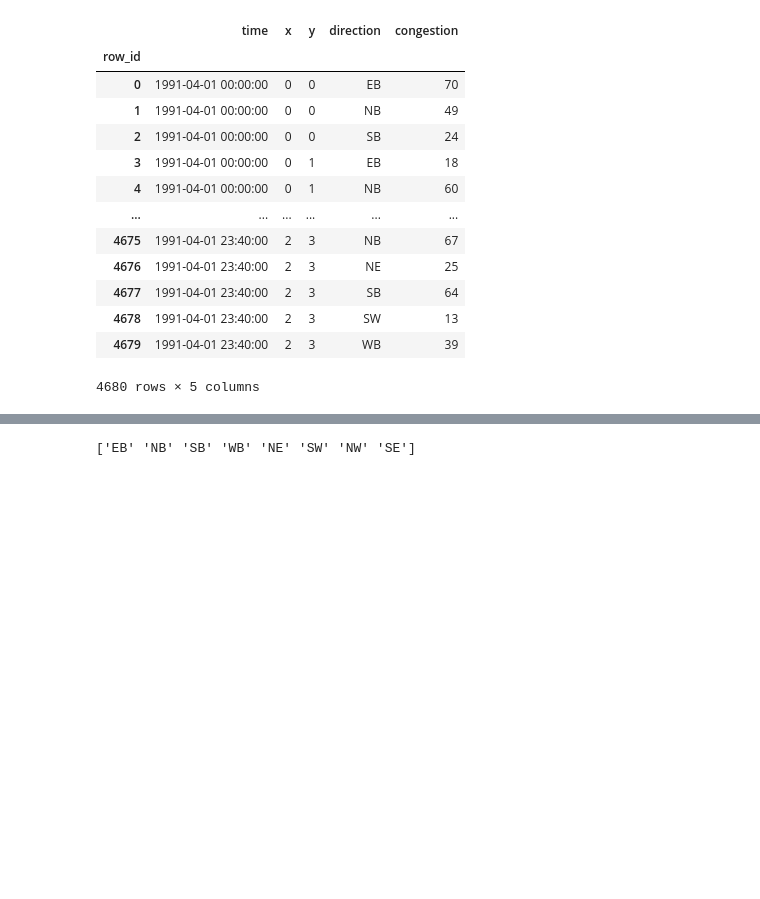
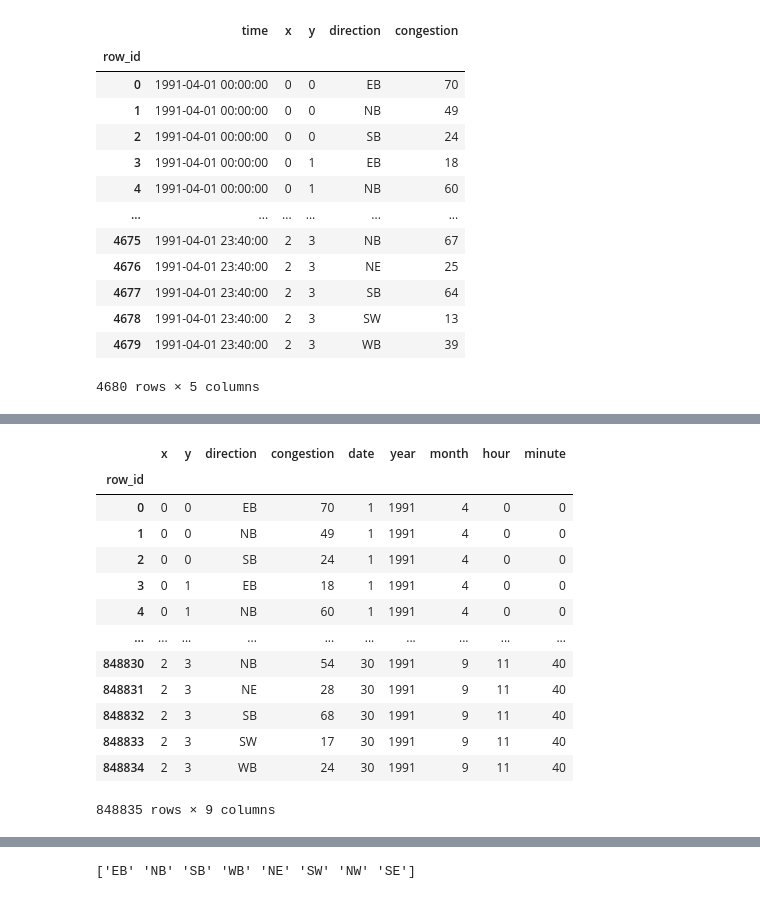
Before and after one commit to dawoonyoon/Dacon_competitions, a Jupyter notebook: kaggle/TPS.ipynb, the cells around one changed output, grey strips where cells are left out. Drawn from its saved outputs; the diff is of its cells as text; code cells hidden in the pictures; blank space fills up the shorter version.

```diff
--- a/kaggle/TPS.ipynb
+++ b/kaggle/TPS.ipynb
@@ -120,0 +116,35 @@ train
+# %%
+def get_year(x):
+    return int(x.split('-')[0])
+
+def get_month(x):
+    return int(x.split('-')[1])
+
+def get_date(x):
+    return int(x.split('-')[2])
+# %%
+train['year'] = train['date'].apply(get_year)
+train['month'] = train['date'].apply(get_month)
+train['date'] = train['date'].apply(get_date)
+
+test['year'] = test['date'].apply(get_year)
+test['month'] = test['date'].apply(get_month)
+test['date'] = test['date'].apply(get_date)
+# %%
+def extract_time(x):
+    return x.split()[1]
+
+train['time'] = train['time'].apply(extract_time)
+test['time'] = test['time'].apply(extract_time)
+# %%
+def get_hour(x):
+    return int(x.split(':')[0])
+
+def get_minute(x):
+    return int(x.split(':')[1])
+
+train['hour'] = train['time'].apply(get_hour)
+train['minute'] = train['time'].apply(get_minute)
+
+test['hour'] = test['time'].apply(get_hour)
+test['minute'] = test['time'].apply(get_minute)
@@ -120,0 +168,20 @@ train
+# %%
+train.drop('time', axis=1, inplace=True)
+test.drop('time', axis=1, inplace=True)
+
+train
+# %% [output]
+|  | x | y | direction | congestion | date | year | month | hour | minute |
+| row_id |  |  |  |  |  |  |  |  |  |
+| 0 | 0 | 0 | EB | 70 | 1 | 1991 | 4 | 0 | 0 |
+| 1 | 0 | 0 | NB | 49 | 1 | 1991 | 4 | 0 | 0 |
+| 2 | 0 | 0 | SB | 24 | 1 | 1991 | 4 | 0 | 0 |
+| 3 | 0 | 1 | EB | 18 | 1 | 1991 | 4 | 0 | 0 |
+| 4 | 0 | 1 | NB | 60 | 1 | 1991 | 4 | 0 | 0 |
+| ... | ... | ... | ... | ... | ... | ... | ... | ... | ... |
+| 848830 | 2 | 3 | NB | 54 | 30 | 1991 | 9 | 11 | 40 |
+| 848831 | 2 | 3 | NE | 28 | 30 | 1991 | 9 | 11 | 40 |
+| 848832 | 2 | 3 | SB | 68 | 30 | 1991 | 9 | 11 | 40 |
+| 848833 | 2 | 3 | SW | 17 | 30 | 1991 | 9 | 11 | 40 |
+| 848834 | 2 | 3 | WB | 24 | 30 | 1991 | 9 | 11 | 40 |
+848835 rows × 9 columns
```
Also changed, not shown: parts of 22 cells of this notebook.
